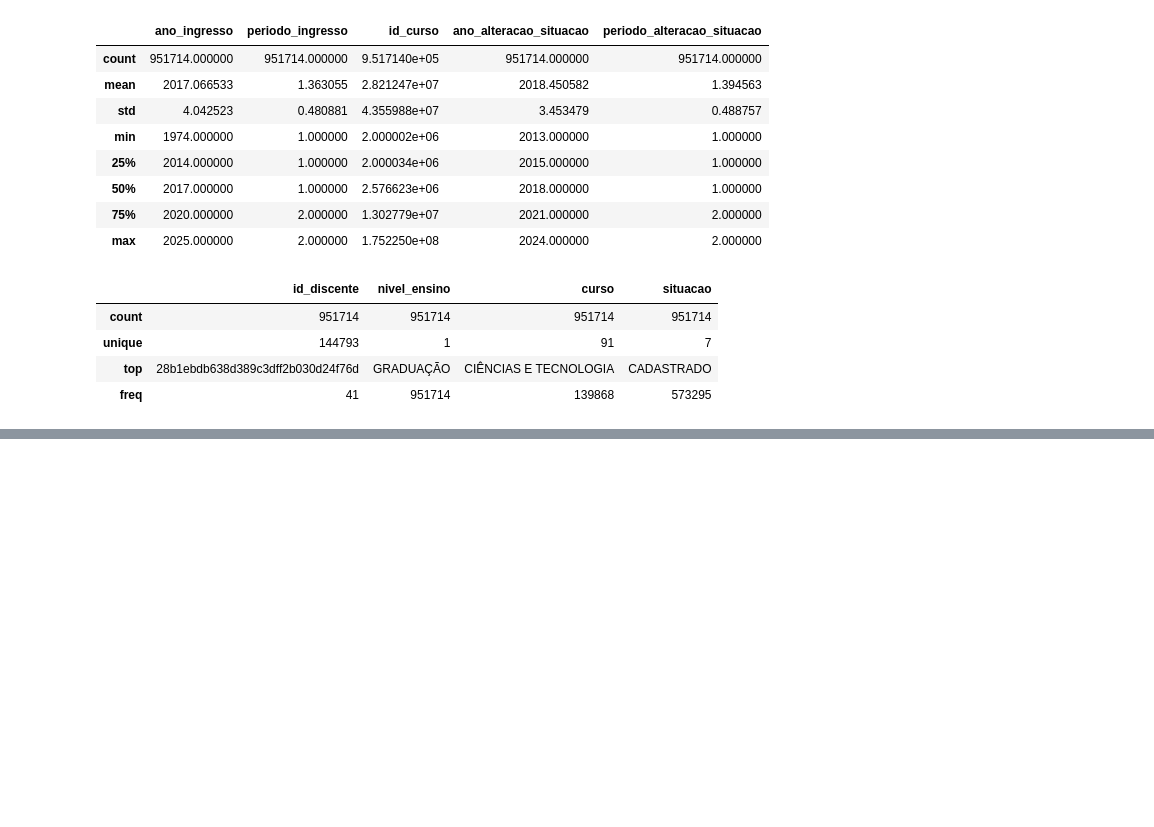
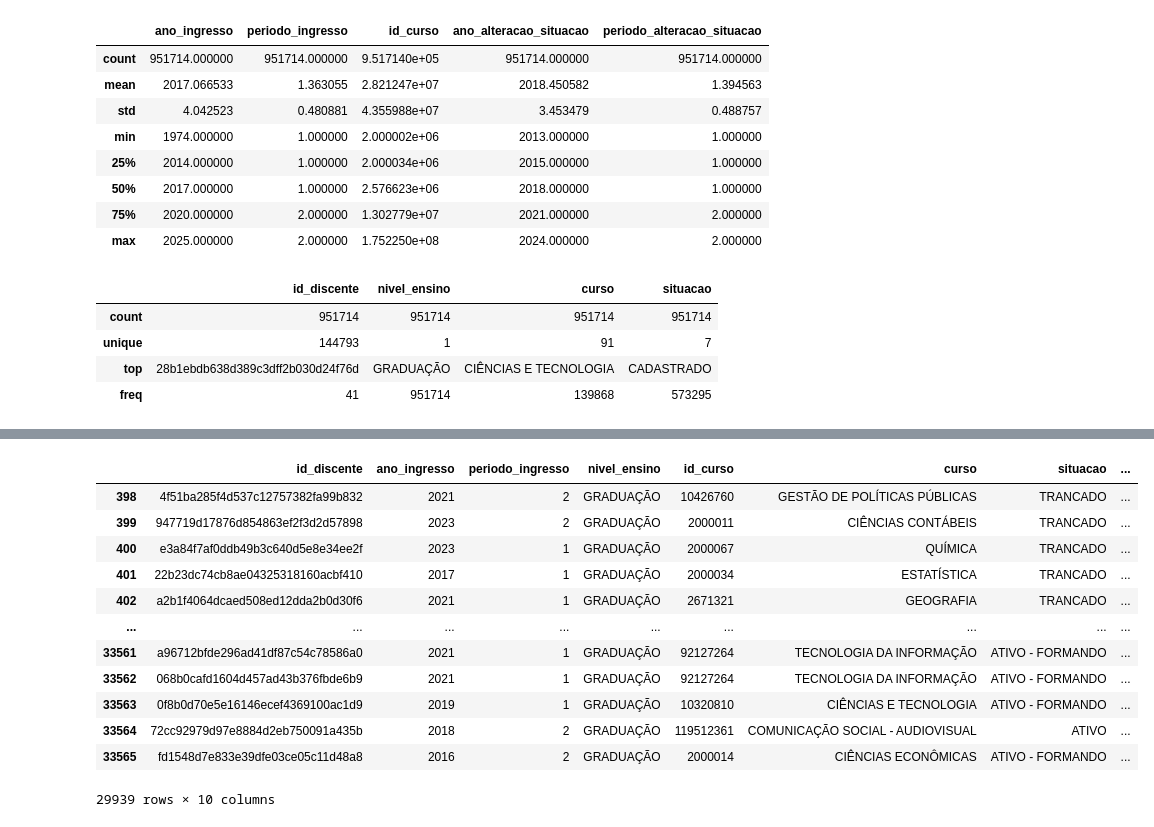
Before and after one commit to PETCC-UFRN/data-pet, a Jupyter notebook: 2.0-dados-abertos-UFRN/1-limpeza-de-dados/notebooks/tratamentoSituacaoDiscente.ipynb, the cells around one changed output, grey strips where cells are left out. Cells and saved outputs as stored; diff of their text form; code cells hidden in the pictures; blank space fills up the shorter version.

Commit message:
pasta com todos os datasets de situacoes-discentes

```diff
--- a/2.0-dados-abertos-UFRN/1-limpeza-de-dados/notebooks/tratamentoSituacaoDiscente.ipynb
+++ b/2.0-dados-abertos-UFRN/1-limpeza-de-dados/notebooks/tratamentoSituacaoDiscente.ipynb
@@ -142,0 +196,20 @@ situacao_disc.describe(include='object')
+# %%
+situacoes_disc_24_2 = pd.read_csv("../situacoes_discentes/situacoes-discentes-2024-2.csv", sep=';')
+
+situacoes_disc_24_2 = situacoes_disc_24_2[situacoes_disc_24_2['nivel_ensino'] == "GRADUAÇÃO"]
+
+situacoes_disc_24_2
+# %% [output]
+|  | id_discente | ano_ingresso | periodo_ingresso | nivel_ensino | id_curso | curso | situacao | ... |
+| 398 | 4f51ba285f4d537c12757382fa99b832 | 2021 | 2 | GRADUAÇÃO | 10426760 | GESTÃO DE POLÍTICAS PÚBLICAS | TRANCADO | ... |
+| 399 | 947719d17876d854863ef2f3d2d57898 | 2023 | 2 | GRADUAÇÃO | 2000011 | CIÊNCIAS CONTÁBEIS | TRANCADO | ... |
+| 400 | e3a84f7af0ddb49b3c640d5e8e34ee2f | 2023 | 1 | GRADUAÇÃO | 2000067 | QUÍMICA | TRANCADO | ... |
+| 401 | 22b23dc74cb8ae04325318160acbf410 | 2017 | 1 | GRADUAÇÃO | 2000034 | ESTATÍSTICA | TRANCADO | ... |
+| 402 | a2b1f4064dcaed508ed12dda2b0d30f6 | 2021 | 1 | GRADUAÇÃO | 2671321 | GEOGRAFIA | TRANCADO | ... |
+| ... | ... | ... | ... | ... | ... | ... | ... | ... |
+| 33561 | a96712bfde296ad41df87c54c78586a0 | 2021 | 1 | GRADUAÇÃO | 92127264 | TECNOLOGIA DA INFORMAÇÃO | ATIVO - FORMANDO | ... |
+| 33562 | 068b0cafd1604d457ad43b376fbde6b9 | 2021 | 1 | GRADUAÇÃO | 92127264 | TECNOLOGIA DA INFORMAÇÃO | ATIVO - FORMANDO | ... |
+| 33563 | 0f8b0d70e5e16146ecef4369100ac1d9 | 2019 | 1 | GRADUAÇÃO | 10320810 | CIÊNCIAS E TECNOLOGIA | ATIVO - FORMANDO | ... |
+| 33564 | 72cc92979d97e8884d2eb750091a435b | 2018 | 2 | GRADUAÇÃO | 119512361 | COMUNICAÇÃO SOCIAL - AUDIOVISUAL | ATIVO | ... |
+| 33565 | fd1548d7e833e39dfe03ce05c11d48a8 | 2016 | 2 | GRADUAÇÃO | 2000014 | CIÊNCIAS ECONÔMICAS | ATIVO - FORMANDO | ... |
+29939 rows × 10 columns
```
Also changed, not shown: parts of 7 cells of this notebook, 25 other files.
